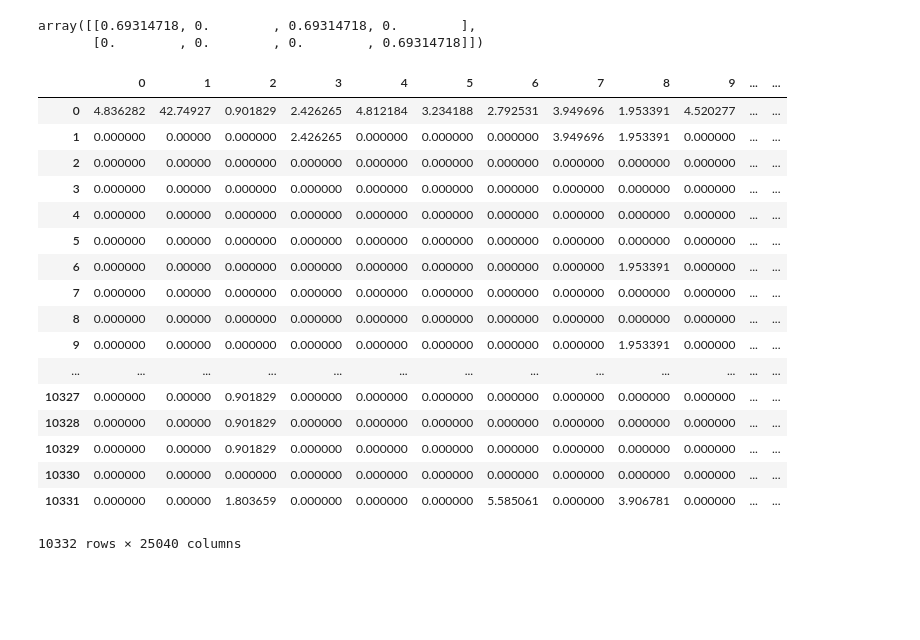
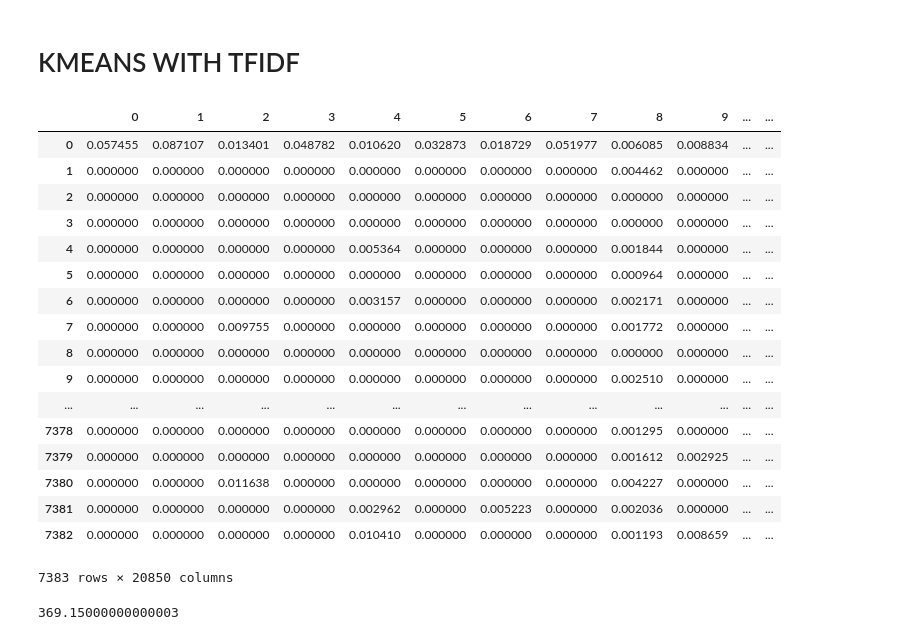
Before and after one commit to cerniello/Web-Scraping-Clustering-Real-Estate-Data, a Jupyter notebook: Vocabulary_TFIDF.ipynb, the cells around one changed output. Cells and saved outputs as stored; diff of their text form; code cells hidden in the pictures; blank space fills up the shorter version.

```diff
--- a/Vocabulary_TFIDF.ipynb
+++ b/Vocabulary_TFIDF.ipynb
@@ -235,26 +170,0 @@ array([0.69314718, 0.        , 0.69314718, 0.69314718])
-# %%
-TFIDF_matrix # real TFIDF obtained with real algorithm
-# %% [output]
-array([[0.69314718, 0.        , 0.69314718, 0.        ],
-       [0.        , 0.        , 0.        , 0.69314718]])
-# %%
-pd.DataFrame(TFIDF_matrix)
-# %% [output]
-|  | 0 | 1 | 2 | 3 | 4 | 5 | 6 | 7 | 8 | 9 | ... | ... |
-| 0 | 4.836282 | 42.74927 | 0.901829 | 2.426265 | 4.812184 | 3.234188 | 2.792531 | 3.949696 | 1.953391 | 4.520277 | ... | ... |
-| 1 | 0.000000 | 0.00000 | 0.000000 | 2.426265 | 0.000000 | 0.000000 | 0.000000 | 3.949696 | 1.953391 | 0.000000 | ... | ... |
-| 2 | 0.000000 | 0.00000 | 0.000000 | 0.000000 | 0.000000 | 0.000000 | 0.000000 | 0.000000 | 0.000000 | 0.000000 | ... | ... |
-| 3 | 0.000000 | 0.00000 | 0.000000 | 0.000000 | 0.000000 | 0.000000 | 0.000000 | 0.000000 | 0.000000 | 0.000000 | ... | ... |
-| 4 | 0.000000 | 0.00000 | 0.000000 | 0.000000 | 0.000000 | 0.000000 | 0.000000 | 0.000000 | 0.000000 | 0.000000 | ... | ... |
-| 5 | 0.000000 | 0.00000 | 0.000000 | 0.000000 | 0.000000 | 0.000000 | 0.000000 | 0.000000 | 0.000000 | 0.000000 | ... | ... |
-| 6 | 0.000000 | 0.00000 | 0.000000 | 0.000000 | 0.000000 | 0.000000 | 0.000000 | 0.000000 | 1.953391 | 0.000000 | ... | ... |
-| 7 | 0.000000 | 0.00000 | 0.000000 | 0.000000 | 0.000000 | 0.000000 | 0.000000 | 0.000000 | 0.000000 | 0.000000 | ... | ... |
-| 8 | 0.000000 | 0.00000 | 0.000000 | 0.000000 | 0.000000 | 0.000000 | 0.000000 | 0.000000 | 0.000000 | 0.000000 | ... | ... |
-| 9 | 0.000000 | 0.00000 | 0.000000 | 0.000000 | 0.000000 | 0.000000 | 0.000000 | 0.000000 | 1.953391 | 0.000000 | ... | ... |
-| ... | ... | ... | ... | ... | ... | ... | ... | ... | ... | ... | ... | ... |
-| 10327 | 0.000000 | 0.00000 | 0.901829 | 0.000000 | 0.000000 | 0.000000 | 0.000000 | 0.000000 | 0.000000 | 0.000000 | ... | ... |
-| 10328 | 0.000000 | 0.00000 | 0.901829 | 0.000000 | 0.000000 | 0.000000 | 0.000000 | 0.000000 | 0.000000 | 0.000000 | ... | ... |
-| 10329 | 0.000000 | 0.00000 | 0.901829 | 0.000000 | 0.000000 | 0.000000 | 0.000000 | 0.000000 | 0.000000 | 0.000000 | ... | ... |
-| 10330 | 0.000000 | 0.00000 | 0.000000 | 0.000000 | 0.000000 | 0.000000 | 0.000000 | 0.000000 | 0.000000 | 0.000000 | ... | ... |
-| 10331 | 0.000000 | 0.00000 | 1.803659 | 0.000000 | 0.000000 | 0.000000 | 5.585061 | 0.000000 | 3.906781 | 0.000000 | ... | ... |
-10332 rows × 25040 columns
@@ -269,0 +171,27 @@ tfidf_dataframe = pd.DataFrame(TFIDF_matrix)
+# %% [markdown]
+# KMEANS WITH TFIDF
+# %%
+tfidf_dataframe
+# %% [output]
+|  | 0 | 1 | 2 | 3 | 4 | 5 | 6 | 7 | 8 | 9 | ... | ... |
+| 0 | 0.057455 | 0.087107 | 0.013401 | 0.048782 | 0.010620 | 0.032873 | 0.018729 | 0.051977 | 0.006085 | 0.008834 | ... | ... |
+| 1 | 0.000000 | 0.000000 | 0.000000 | 0.000000 | 0.000000 | 0.000000 | 0.000000 | 0.000000 | 0.004462 | 0.000000 | ... | ... |
+| 2 | 0.000000 | 0.000000 | 0.000000 | 0.000000 | 0.000000 | 0.000000 | 0.000000 | 0.000000 | 0.000000 | 0.000000 | ... | ... |
+| 3 | 0.000000 | 0.000000 | 0.000000 | 0.000000 | 0.000000 | 0.000000 | 0.000000 | 0.000000 | 0.000000 | 0.000000 | ... | ... |
+| 4 | 0.000000 | 0.000000 | 0.000000 | 0.000000 | 0.005364 | 0.000000 | 0.000000 | 0.000000 | 0.001844 | 0.000000 | ... | ... |
+| 5 | 0.000000 | 0.000000 | 0.000000 | 0.000000 | 0.000000 | 0.000000 | 0.000000 | 0.000000 | 0.000964 | 0.000000 | ... | ... |
+| 6 | 0.000000 | 0.000000 | 0.000000 | 0.000000 | 0.003157 | 0.000000 | 0.000000 | 0.000000 | 0.002171 | 0.000000 | ... | ... |
+| 7 | 0.000000 | 0.000000 | 0.009755 | 0.000000 | 0.000000 | 0.000000 | 0.000000 | 0.000000 | 0.001772 | 0.000000 | ... | ... |
+| 8 | 0.000000 | 0.000000 | 0.000000 | 0.000000 | 0.000000 | 0.000000 | 0.000000 | 0.000000 | 0.000000 | 0.000000 | ... | ... |
+| 9 | 0.000000 | 0.000000 | 0.000000 | 0.000000 | 0.000000 | 0.000000 | 0.000000 | 0.000000 | 0.002510 | 0.000000 | ... | ... |
+| ... | ... | ... | ... | ... | ... | ... | ... | ... | ... | ... | ... | ... |
+| 7378 | 0.000000 | 0.000000 | 0.000000 | 0.000000 | 0.000000 | 0.000000 | 0.000000 | 0.000000 | 0.001295 | 0.000000 | ... | ... |
+| 7379 | 0.000000 | 0.000000 | 0.000000 | 0.000000 | 0.000000 | 0.000000 | 0.000000 | 0.000000 | 0.001612 | 0.002925 | ... | ... |
+| 7380 | 0.000000 | 0.000000 | 0.011638 | 0.000000 | 0.000000 | 0.000000 | 0.000000 | 0.000000 | 0.004227 | 0.000000 | ... | ... |
+| 7381 | 0.000000 | 0.000000 | 0.000000 | 0.000000 | 0.002962 | 0.000000 | 0.005223 | 0.000000 | 0.002036 | 0.000000 | ... | ... |
+| 7382 | 0.000000 | 0.000000 | 0.000000 | 0.000000 | 0.010410 | 0.000000 | 0.000000 | 0.000000 | 0.001193 | 0.008659 | ... | ... |
+7383 rows × 20850 columns
+# %%
+7383*0.05
+# %% [output]
+369.15000000000003
```
Also changed, not shown: parts of 39 cells of this notebook, 1 other file.
